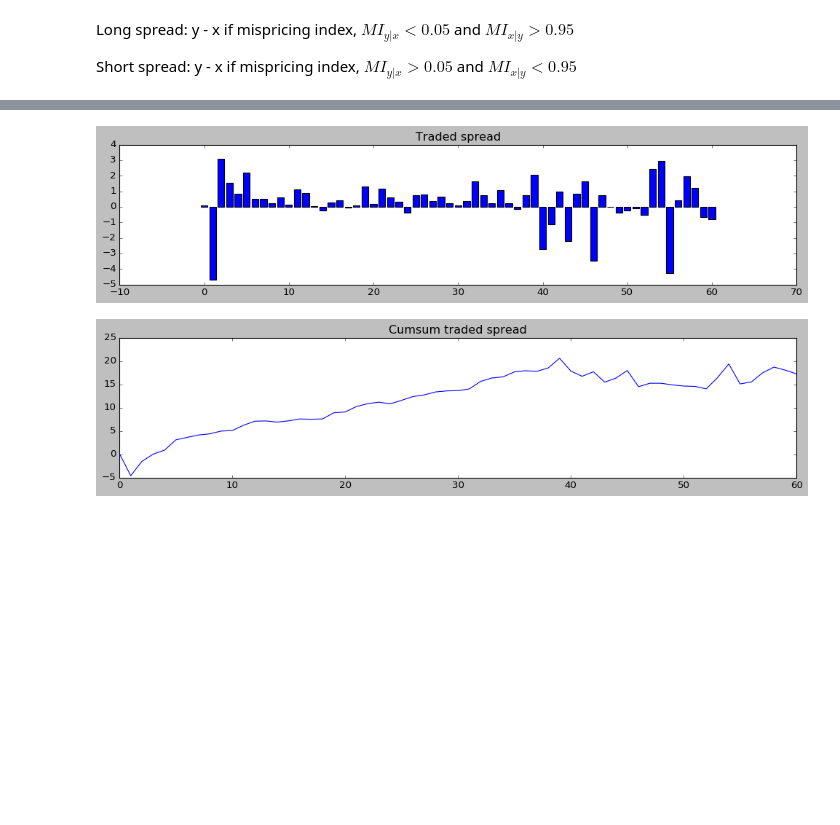
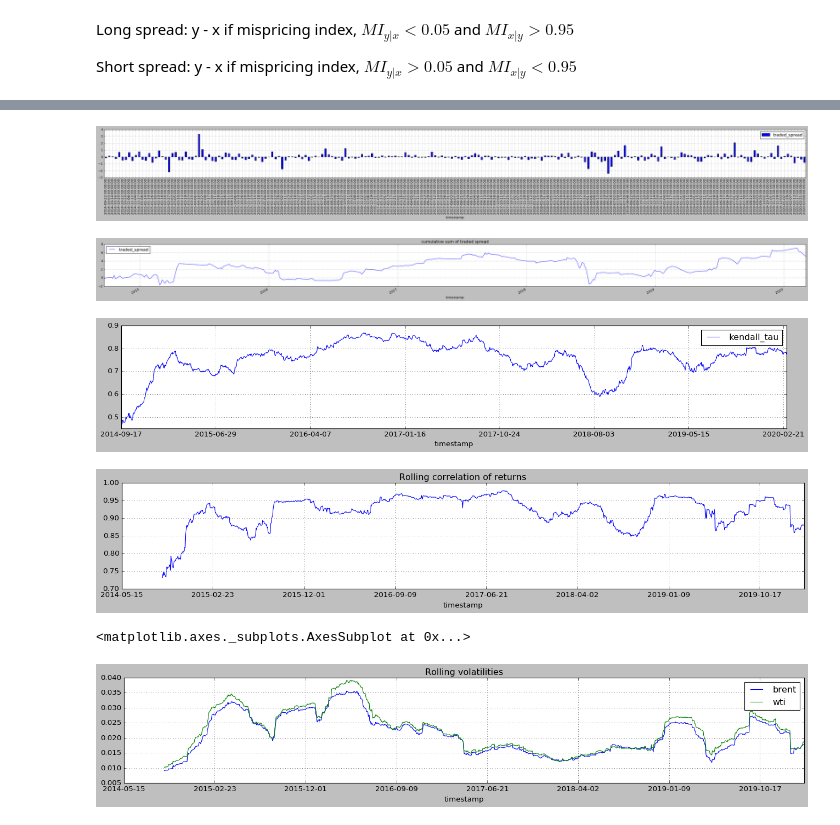
Before and after one commit to queiyanglim/trading_algorithm, a Jupyter notebook: brent_wti_copula.ipynb, the cells around one changed output, grey strips where cells are left out. Drawn from its saved outputs; the diff is of its cells as text; code cells hidden in the pictures; blank space fills up the shorter version.

```diff
--- a/brent_wti_copula.ipynb
+++ b/brent_wti_copula.ipynb
@@ -229,11 +225,35 @@ df_pos = pd.DataFrame(position).set_index("timestamp")
-# %%
-plt.rcParams["figure.figsize"] = [15,3]
-plt.bar(range(len(traded)), traded)
-plt.title("Traded spread")
-plt.show()
-plt.plot(np.cumsum(traded))
-plt.title("Cumsum traded spread")
-plt.show()
-# %% [output]
-[figure, removed]
-[figure, removed]
+# %%
+df_traded = pd.DataFrame(traded).set_index("timestamp")
+
+df_traded.traded_spread.plot(kind = "bar", figsize=(45,3), legend = True, grid = True)
+plt.show()
+df_traded.traded_spread.cumsum().plot(figsize=(45,3), legend = True, grid = True, title = "cumulative sum of traded spread")
+plt.show()
+# %% [output]
+[figure, added]
+[figure, added]
+# %%
+df_roll_kendall = df_ret.copy()
+
+rolling_kend = []
+
+for i in range(update_window, len(df_ret)):
+    df_roll_kendall_tmp = df_roll_kendall.iloc[:i].tail(update_window)
+    kendall_tmp = kendalltau(df_roll_kendall_tmp.brent.values, df_roll_kendall_tmp.wti.values)[0]
+    timestamp_tmp = df_roll_kendall_tmp.index[-1]
+    rolling_kend.append({"timestamp": timestamp_tmp,
+                        "kendall_tau": kendall_tmp})
+
+df_roll_kendall = pd.DataFrame(rolling_kend).set_index("timestamp")
+df_roll_kendall.plot(figsize=(20,3),grid = True)
+plt.show()
+
+df_ret.brent.rolling(update_window).corr(df_ret.wti).plot(figsize=(20,3), grid = True, title = "Rolling correlation of returns")
+plt.show()
+
+df_ret.rolling(update_window).std().plot(figsize=(20,3), grid = True, title = "Rolling volatilities")
+# %% [output]
+[figure, added]
+[figure, added]
+<matplotlib.axes._subplots.AxesSubplot at 0x...>
+[figure, added]
```
Also changed, not shown: parts of 4 cells of this notebook.
